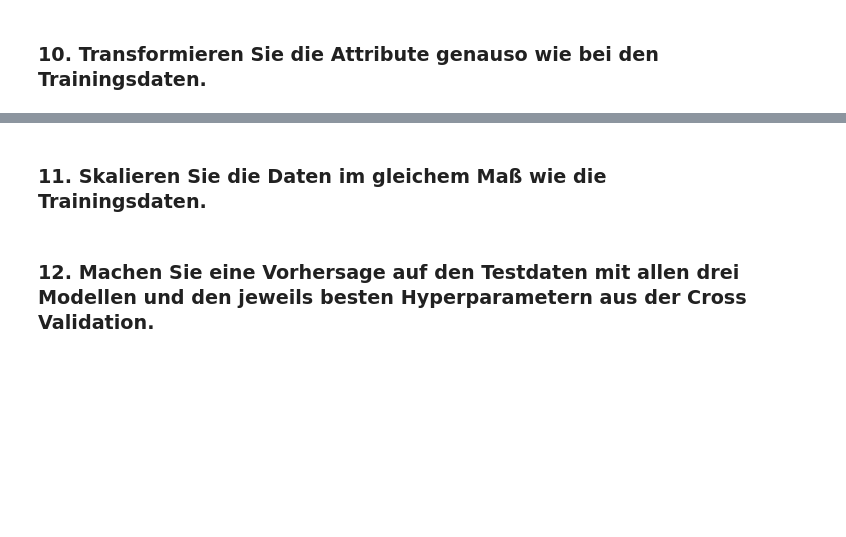
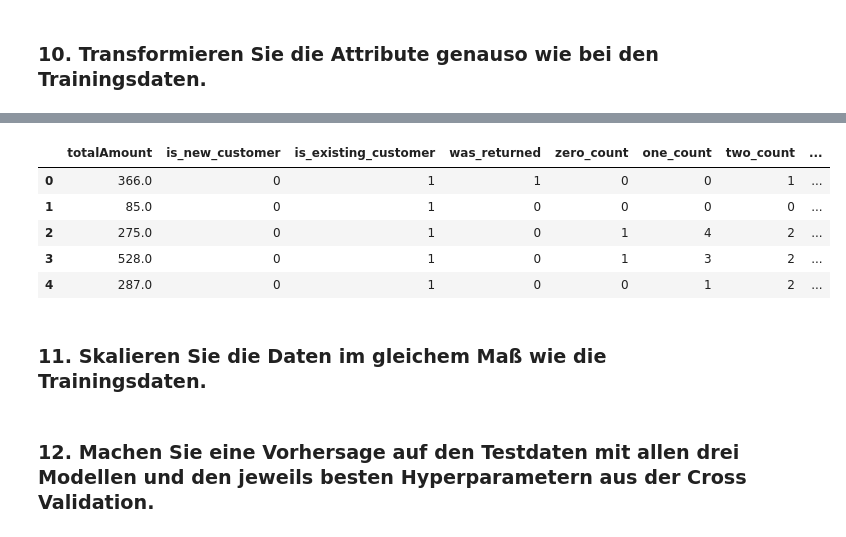
Before and after one commit to pabair/ml-kurs-ss22, a Jupyter notebook: ML_Projekt_Abgabe.ipynb, the cells around one changed output, grey strips where cells are left out. Cells and saved outputs as stored; diff of their text form; code cells hidden in the pictures; blank space fills up the shorter version.

```diff
--- a/ML_Projekt_Abgabe.ipynb
+++ b/ML_Projekt_Abgabe.ipynb
@@ -262,2 +320,16 @@ print(logReg_best_params)
 # %% [markdown]
 ### 10. Transformieren Sie die Attribute genauso wie bei den Trainingsdaten.
+# %%
+# onehotencoding
+# berechne feature und füge die berechneten feature dem DatenFrame hinzu
+data_test['is_new_customer'] = data_test['customerType'].replace({'existing': 0, 'new': 1}).fillna(0)
+data_test['is_existing_customer'] = data_test['customerType'].replace({'existing': 1, 'new': 0}).fillna(0)
+data_test['was_returned'] = data_test['returnLabel'].replace({'bought': 0, 'returned': 1})
+
+# nicht benötigte feature löschen
+data_test.drop(['customerType'], axis=1, inplace=True)
+data_test.drop(['returnLabel'], axis=1, inplace=True)
+data_test.drop(['transactionId'], axis=1, inplace=True)
+
+# datensatz anschauen
+data_test.head()
@@ -264,2 +343,27 @@ print(logReg_best_params)
+# %%
+# feature engeneering
+data_test['zero_count'] = data_test.basket.map(lambda x: x.count('0'))
+data_test['one_count'] = data_test.basket.map(lambda x: x.count('1'))
+data_test['two_count'] = data_test.basket.map(lambda x: x.count('2'))
+data_test['three_count'] = data_test.basket.map(lambda x: x.count('3'))
+data_test['four_count'] = data_test.basket.map(lambda x: x.count('4'))
+data_test['five_count'] = data_test.basket.map(lambda x: x.count('5'))
+
+data_test['basket_size'] = data_test.basket.map(lambda x: x.count('0') + x.count('1') + x.count('2') + x.count('3') + x.count('4') + x.count('5'))
+
+data_test['max_count'] = data_test.basket.map(lambda x: max(x.count('0'), x.count('1'), x.count('2'), x.count('3'), x.count('4'), x.count('5')))
+
+# nicht benötigte feature löschen
+data_test.drop(['basket'], axis=1, inplace=True)
+
+# datensatz anschauen
+data_test.head()
+# %% [output]
+|  | totalAmount | is_new_customer | is_existing_customer | was_returned | zero_count | one_count | two_count | ... |
+| 0 | 366.0 | 0 | 1 | 1 | 0 | 0 | 1 | ... |
+| 1 | 85.0 | 0 | 1 | 0 | 0 | 0 | 0 | ... |
+| 2 | 275.0 | 0 | 1 | 0 | 1 | 4 | 2 | ... |
+| 3 | 528.0 | 0 | 1 | 0 | 1 | 3 | 2 | ... |
+| 4 | 287.0 | 0 | 1 | 0 | 0 | 1 | 2 | ... |
 # %% [markdown]
 ### 11. Skalieren Sie die Daten im gleichem Maß wie die Trainingsdaten.
```
Also changed, not shown: parts of 25 cells of this notebook.
